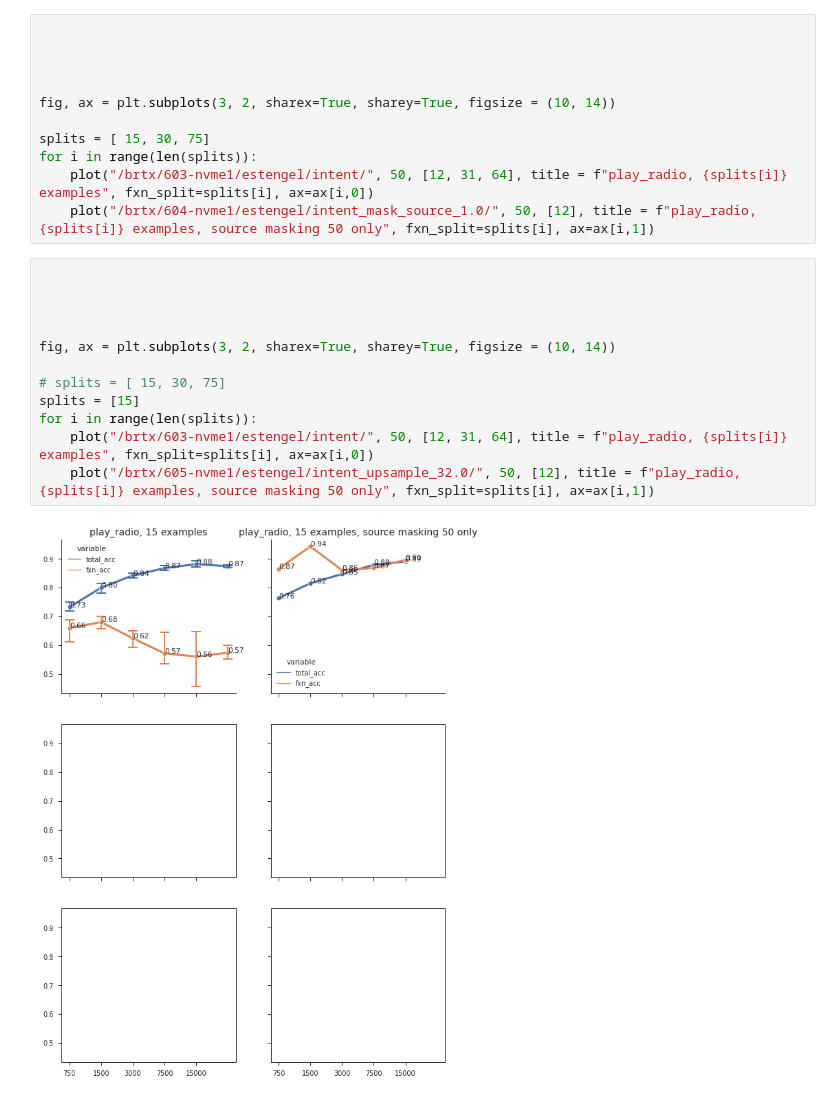
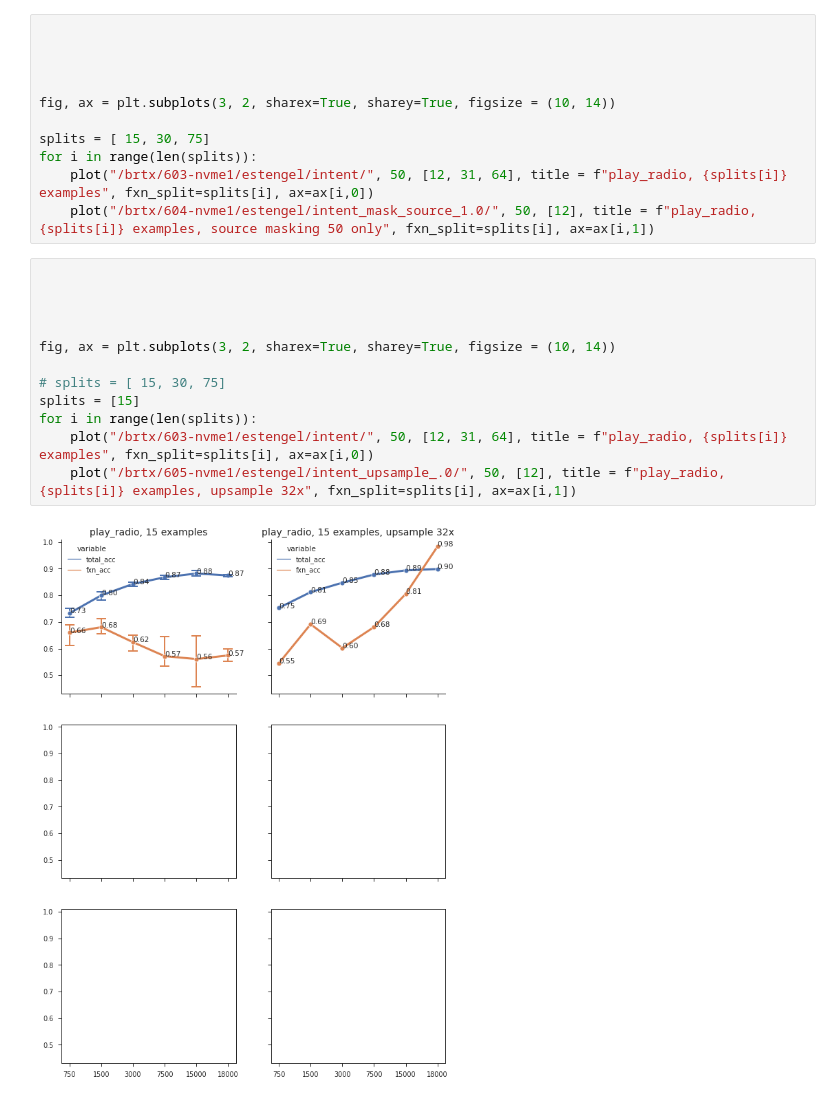
Before and after one commit to esteng/calibration_miso, a Jupyter notebook: intent/plots.ipynb, the cells around one changed output. Cells and saved outputs as stored; diff of their text form.

Commit message:
check in intent code for weighting and upsampling

```diff
--- a/intent/plots.ipynb
+++ b/intent/plots.ipynb
@@ -209,14 +209,14 @@ for i in range(len(splits)):
 # %%
 
 
 
 
 fig, ax = plt.subplots(3, 2, sharex=True, sharey=True, figsize = (10, 14))
 
 # splits = [ 15, 30, 75]
 splits = [15]
 for i in range(len(splits)):
     plot("/brtx/603-nvme1/estengel/intent/", 50, [12, 31, 64], title = f"play_radio, {splits[i]} examples", fxn_split=splits[i], ax=ax[i,0])
-    plot("/brtx/605-nvme1/estengel/intent_upsample_32.0/", 50, [12], title = f"play_radio, {splits[i]} examples, source masking 50 only", fxn_split=splits[i], ax=ax[i,1])
+    plot("/brtx/605-nvme1/estengel/intent_upsample_.0/", 50, [12], title = f"play_radio, {splits[i]} examples, upsample 32x", fxn_split=splits[i], ax=ax[i,1])
 # %% [output]
-[figure, old version]
+[figure, new version]
```
Also changed, not shown: parts of 2 cells of this notebook, 8 other files.
